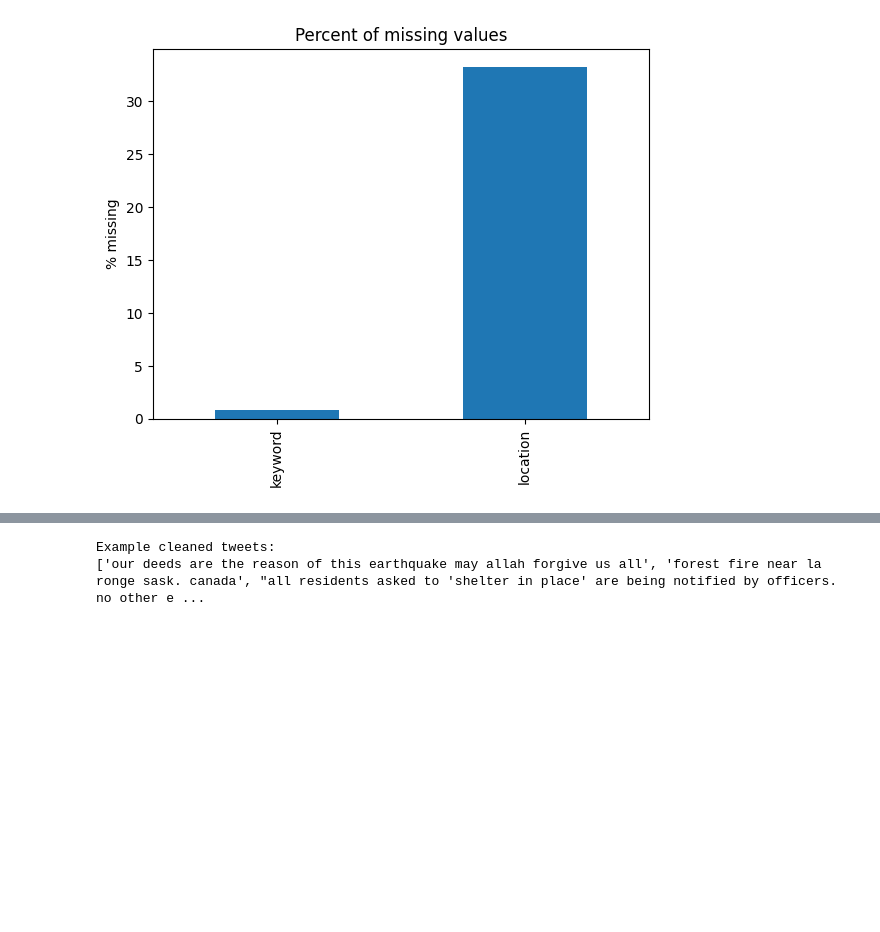
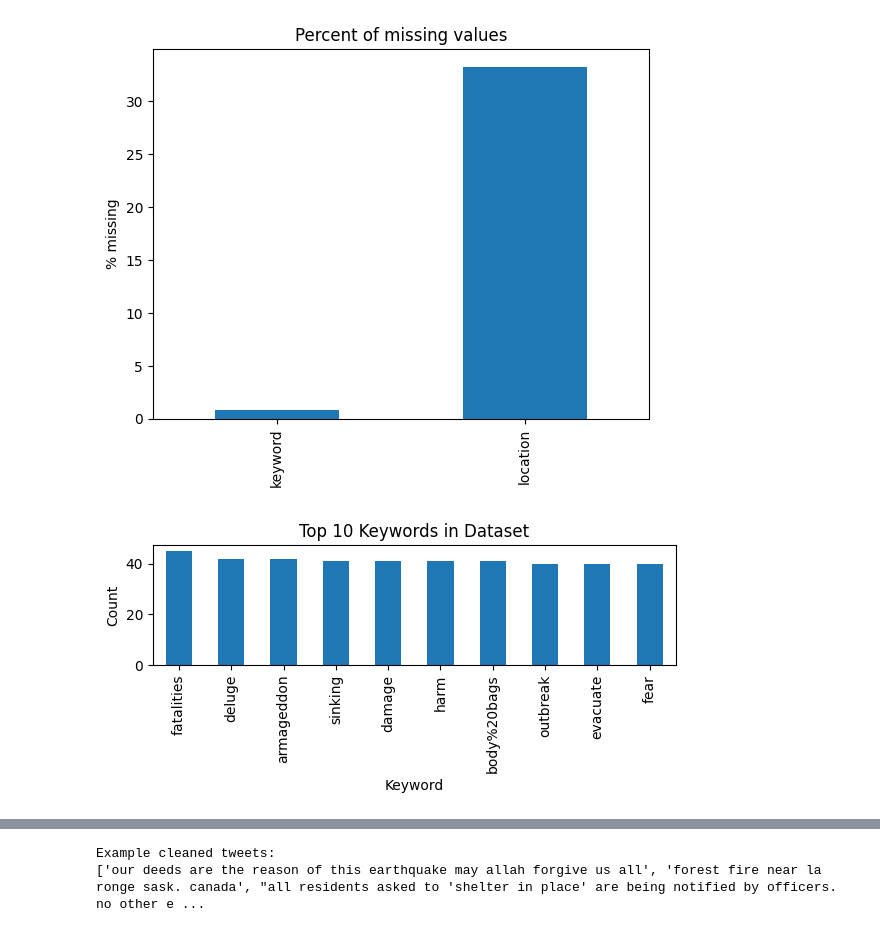
Before and after one commit to G-Natalie-G/NLP-Disaster-Tweets-Kaggle-Mini-Project, a Jupyter notebook: nlp-disaster-tweets-kaggle-mini-project.ipynb, the cells around one changed output, grey strips where cells are left out. Cells and saved outputs as stored; diff of their text form; code cells hidden in the pictures; blank space fills up the shorter version.

```diff
--- a/nlp-disaster-tweets-kaggle-mini-project.ipynb
+++ b/nlp-disaster-tweets-kaggle-mini-project.ipynb
@@ -34,9 +37,31 @@ print('Using data folder:', INPUT_DIR)
 Using data folder: /kaggle/input/nlp-getting-started
 # %%
 # Load data
-train = pd.read_csv(os.path.join(INPUT_DIR, 'train.csv'))
-test  = pd.read_csv(os.path.join(INPUT_DIR, 'test.csv'))
-sample= pd.read_csv(os.path.join(INPUT_DIR, 'sample_submission.csv'))
+
+KAGGLE_DIR = '/kaggle/input/nlp-getting-started'
+COLAB_DIR  = '/content/nlp-getting-started'
+LOCAL_DIR  = './nlp-getting-started'
+
+if os.path.exists(KAGGLE_DIR):
+    INPUT_DIR = KAGGLE_DIR
+elif os.path.exists(COLAB_DIR):
+    INPUT_DIR = COLAB_DIR
+elif os.path.exists(os.path.join(LOCAL_DIR, 'train.csv')):
+    INPUT_DIR = LOCAL_DIR
+elif all(os.path.exists(p) for p in ['train.csv','test.csv','sample_submission.csv']):
+    INPUT_DIR = '.'
+else:
+    m = glob.glob('**/train.csv', recursive=True)
+    assert m, "Couldn't find train.csv. Put the three CSVs in this folder or set INPUT_DIR."
+    INPUT_DIR = os.path.dirname(m[0])
+
+print('Using data folder:', INPUT_DIR)
+
+train  = pd.read_csv(os.path.join(INPUT_DIR, 'train.csv'))
+test   = pd.read_csv(os.path.join(INPUT_DIR, 'test.csv'))
+sample = pd.read_csv(os.path.join(INPUT_DIR, 'sample_submission.csv'))
+
+df = train
 
 print('Train shape:', train.shape)
 print('Test shape:', test.shape)
@@ -93,3 +121,17 @@ plt.ylabel('% missing')
 plt.show()
 # %% [output]
 [figure]
+# %%
+# Top 10 Keywords
+
+top_keywords = df['keyword'].dropna().value_counts().head(10)
+
+plt.figure(figsize=(6,3))
+top_keywords.plot(kind='bar')
+plt.title('Top 10 Keywords in Dataset')
+plt.xlabel('Keyword')
+plt.ylabel('Count')
+plt.tight_layout()
+plt.show()
+# %% [output]
+[figure, added]
```
Also changed, not shown: parts of 5 cells of this notebook.
